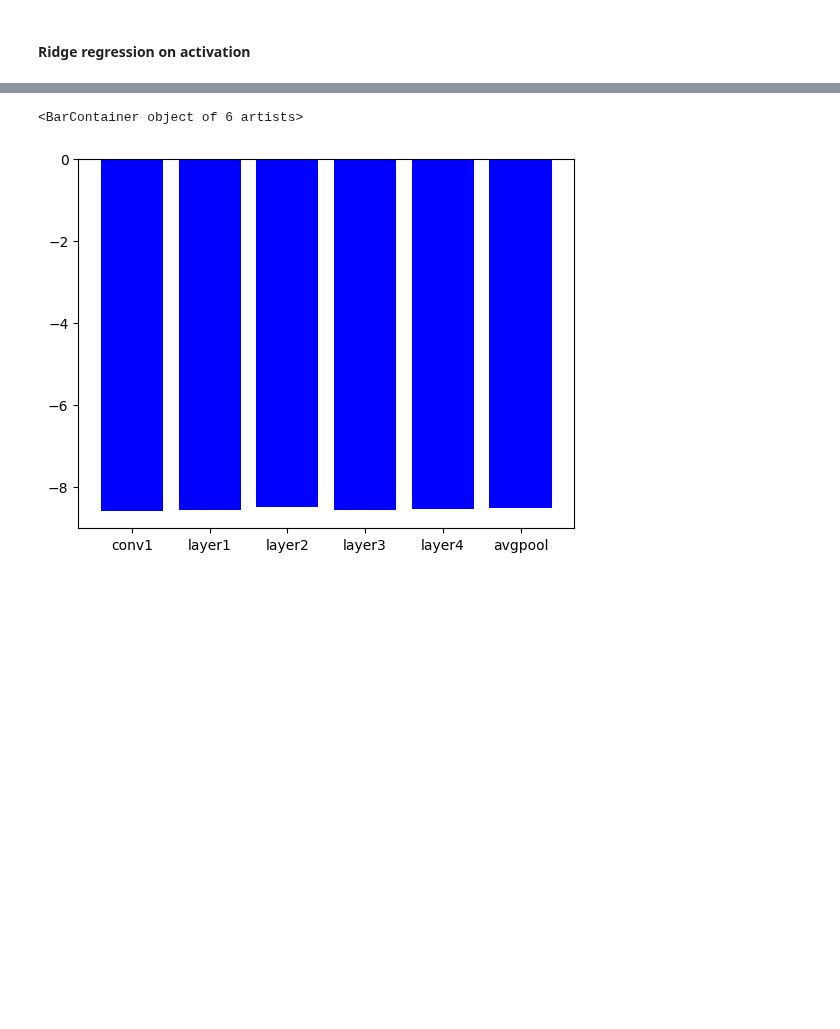
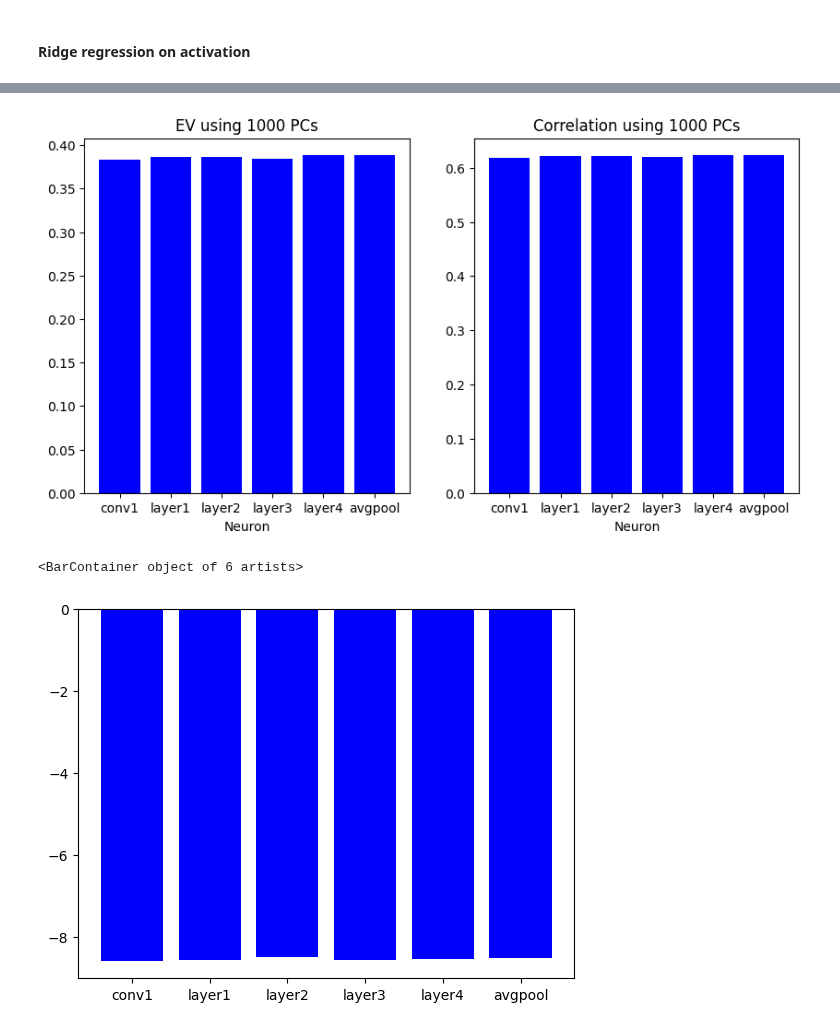
Before and after one commit to barbaragrosjean/Brain_like_mini_project, a Jupyter notebook: week6.ipynb, the cells around one changed output, grey strips where cells are left out. Cells and saved outputs as stored; diff of their text form; code cells hidden in the pictures; blank space fills up the shorter version.

```diff
--- a/week6.ipynb
+++ b/week6.ipynb
@@ -841,4 +894,5 @@ for layer_name, expl_var in explained_variance.items():
 # %%
+'''
 for layer_name, corr in correlation.items():
     fig, ax = plt.subplots()
     ax.bar(range(len(corr)), corr, color='blue')
@@ -846,3 +900,21 @@ for layer_name, corr in correlation.items():
     ax.set_title(f"Correlation using 1000 PCs for {layer_name}")
 
     fig.savefig(f'Fig/corr_{model_name}_{layer_name}')
+    '''
+# %%
+evs = [np.mean(ev) for layer_name, ev in explained_variance.items()]
+correl = [np.mean(corr) for layer_name, corr in correlation.items()]
+
+fig, axs = plt.subplots(1, 2, figsize = (10, 5))
+
+axs[0].bar(explained_variance.keys(), evs, color='blue')
+axs[0].set_xlabel('Neuron')
+axs[0].set_title('EV using 1000 PCs')
+
+axs[1].bar(correlation.keys(), correl, color='blue')
+axs[1].set_xlabel('Neuron')
+axs[1].set_title('Correlation using 1000 PCs')
+
+fig.savefig(f'Fig/ev_{model_name}')
+# %% [output]
+[figure, added]
```
Also changed, not shown: parts of 13 cells of this notebook, 10 other files.
